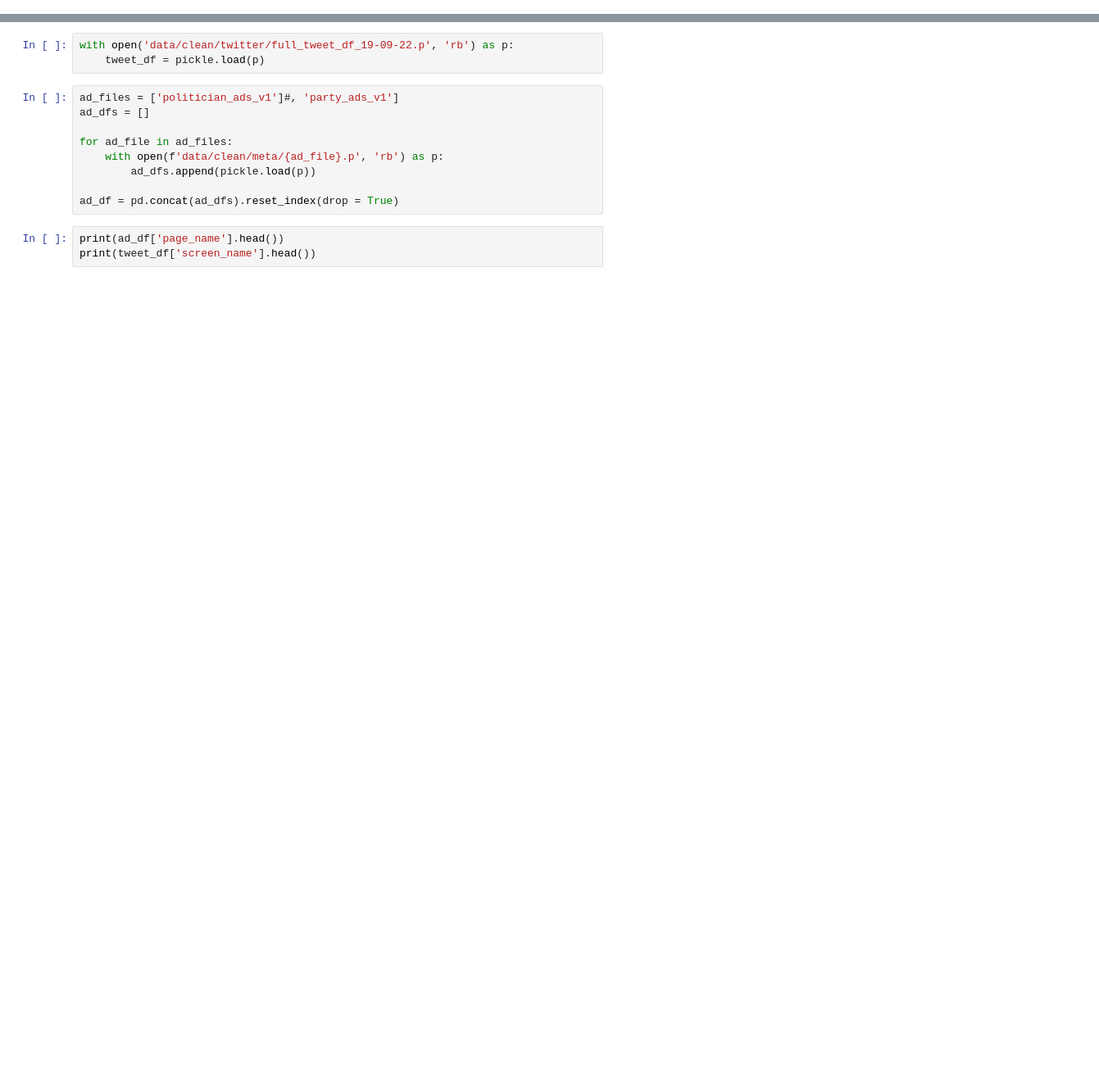
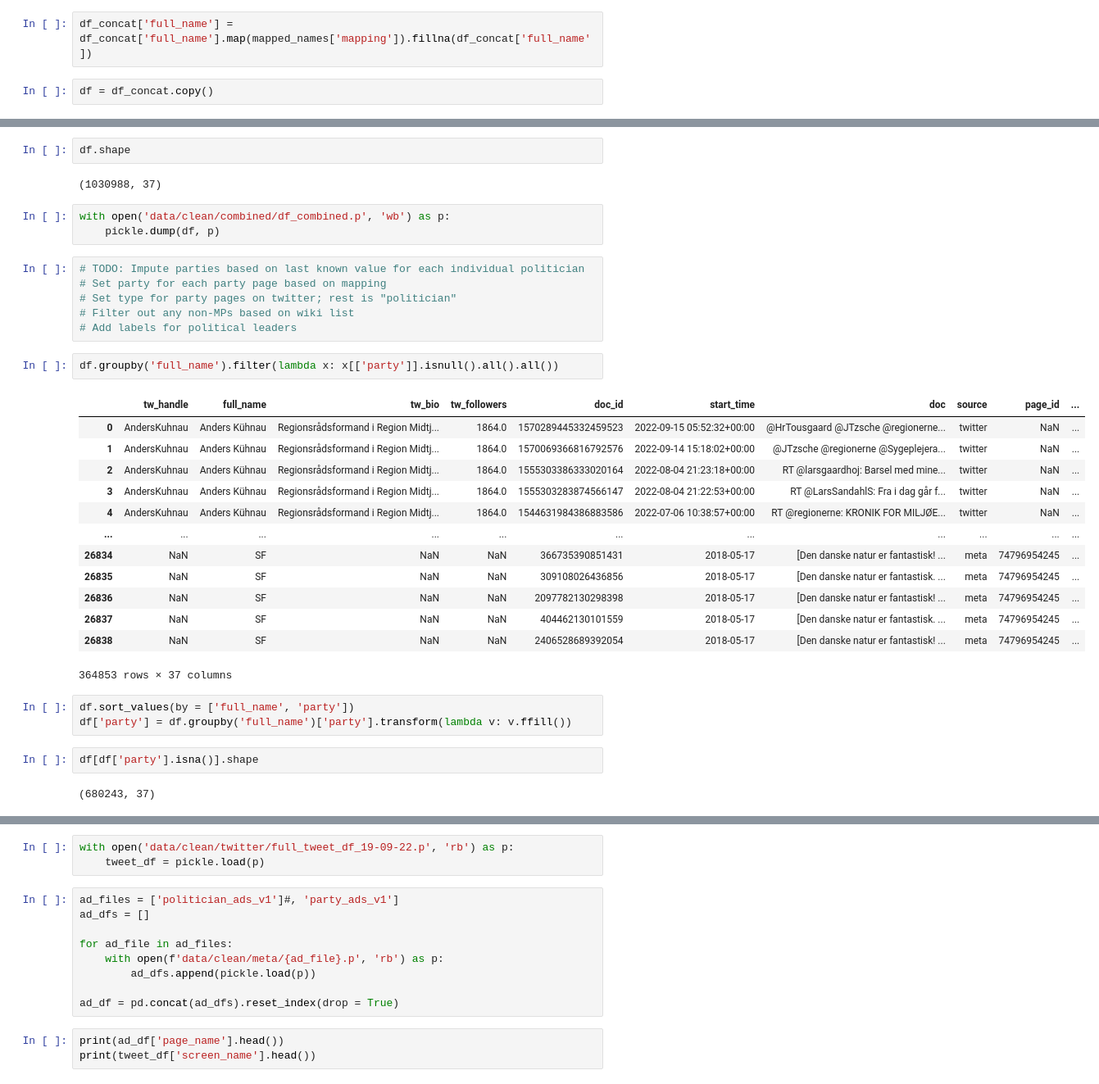
Before and after one commit to mathiasbruun/DCPA, a Jupyter notebook: infer_party.ipynb, the cells around one changed output, grey strips where cells are left out. Shown at 82% size. Cells and saved outputs as stored; diff of their text form; blank space fills up the shorter version.

```diff
--- a/infer_party.ipynb
+++ b/infer_party.ipynb
@@ -7,0 +132,4 @@ tqdm.pandas()
+# %%
+df_concat['full_name'] = df_concat['full_name'].map(mapped_names['mapping']).fillna(df_concat['full_name'])
+# %%
+df = df_concat.copy()
@@ -7,0 +194,36 @@ tqdm.pandas()
+# %%
+df.shape
+# %% [output]
+(1030988, 37)
+# %%
+with open('data/clean/combined/df_combined.p', 'wb') as p:
+    pickle.dump(df, p)
+# %%
+# TODO: Impute parties based on last known value for each individual politician
+# Set party for each party page based on mapping
+# Set type for party pages on twitter; rest is "politician"
+# Filter out any non-MPs based on wiki list
+# Add labels for political leaders
+# %%
+df.groupby('full_name').filter(lambda x: x[['party']].isnull().all().all())
+# %% [output]
+|  | tw_handle | full_name | tw_bio | tw_followers | doc_id | start_time | doc | source | page_id | ... |
+| 0 | AndersKuhnau | Anders Kühnau | Regionsrådsformand i Region Midtj... | 1864.0 | 1570289445332459523 | 2022-09-15 05:52:32+00:00 | @HrTousgaard @JTzsche @regionerne... | twitter | NaN | ... |
+| 1 | AndersKuhnau | Anders Kühnau | Regionsrådsformand i Region Midtj... | 1864.0 | 1570069366816792576 | 2022-09-14 15:18:02+00:00 | @JTzsche @regionerne @Sygeplejera... | twitter | NaN | ... |
+| 2 | AndersKuhnau | Anders Kühnau | Regionsrådsformand i Region Midtj... | 1864.0 | 1555303386333020164 | 2022-08-04 21:23:18+00:00 | RT @larsgaardhoj: Barsel med mine... | twitter | NaN | ... |
+| 3 | AndersKuhnau | Anders Kühnau | Regionsrådsformand i Region Midtj... | 1864.0 | 1555303283874566147 | 2022-08-04 21:22:53+00:00 | RT @LarsSandahlS: Fra i dag går f... | twitter | NaN | ... |
+| 4 | AndersKuhnau | Anders Kühnau | Regionsrådsformand i Region Midtj... | 1864.0 | 1544631984386883586 | 2022-07-06 10:38:57+00:00 | RT @regionerne: KRONIK FOR MILJØE... | twitter | NaN | ... |
+| ... | ... | ... | ... | ... | ... | ... | ... | ... | ... | ... |
+| 26834 | NaN | SF | NaN | NaN | 366735390851431 | 2018-05-17 | [Den danske natur er fantastisk! ... | meta | 74796954245 | ... |
+| 26835 | NaN | SF | NaN | NaN | 309108026436856 | 2018-05-17 | [Den danske natur er fantastisk. ... | meta | 74796954245 | ... |
+| 26836 | NaN | SF | NaN | NaN | 2097782130298398 | 2018-05-17 | [Den danske natur er fantastisk! ... | meta | 74796954245 | ... |
+| 26837 | NaN | SF | NaN | NaN | 404462130101559 | 2018-05-17 | [Den danske natur er fantastisk. ... | meta | 74796954245 | ... |
+| 26838 | NaN | SF | NaN | NaN | 2406528689392054 | 2018-05-17 | [Den danske natur er fantastisk! ... | meta | 74796954245 | ... |
+364853 rows × 37 columns
+# %%
+df.sort_values(by = ['full_name', 'party'])
+df['party'] = df.groupby('full_name')['party'].transform(lambda v: v.ffill())
+# %%
+df[df['party'].isna()].shape
+# %% [output]
+(680243, 37)
```
Also changed, not shown: parts of 31 cells of this notebook, 10 other files.
